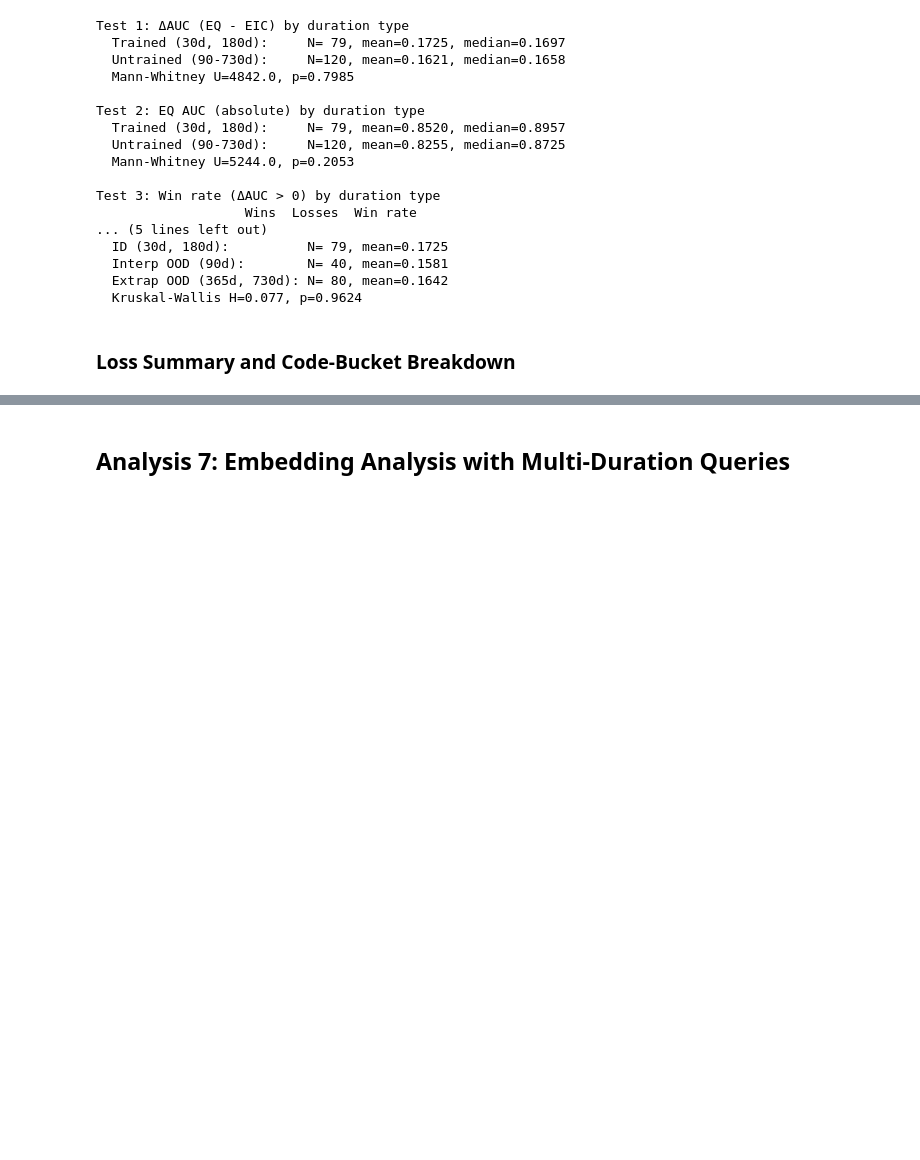
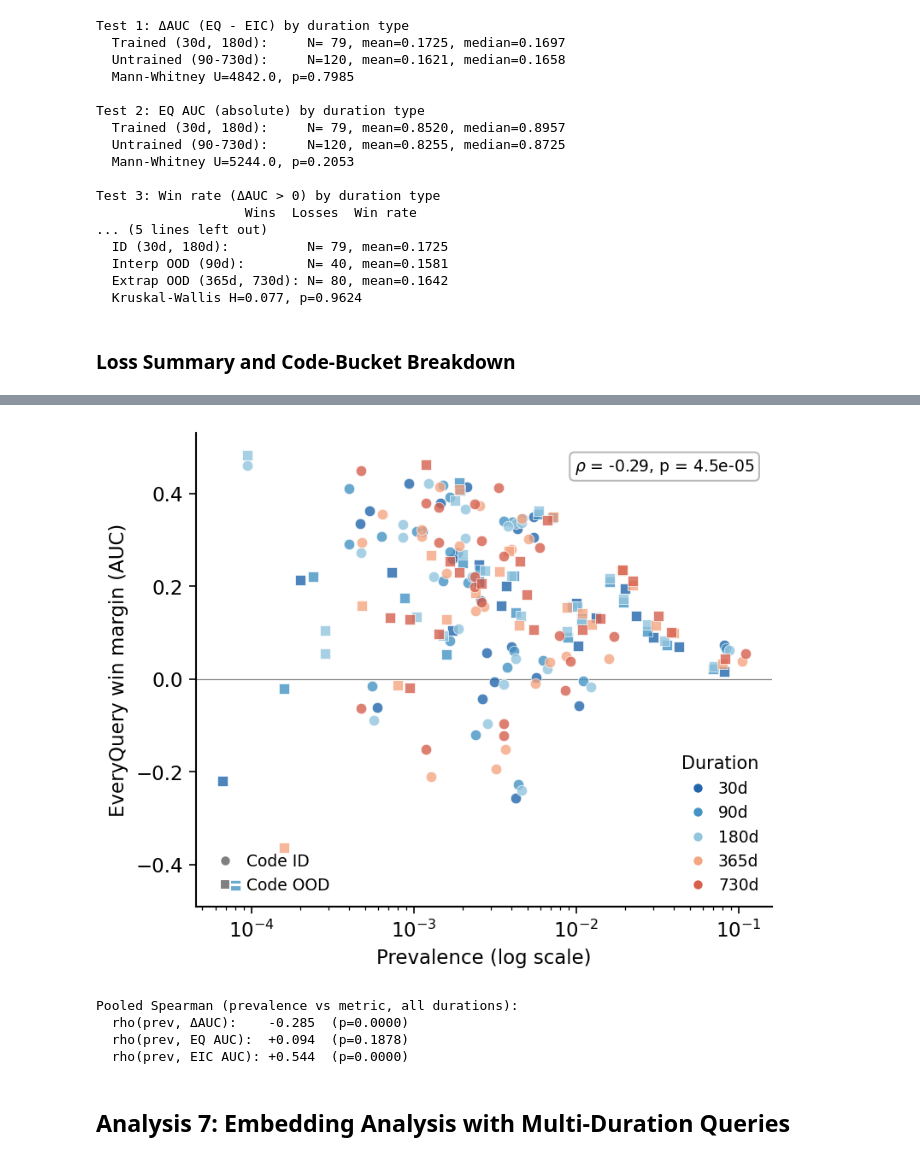
Before and after one commit to payalchandak/EveryQuery, a Jupyter notebook: analysis/results.ipynb, the cells around one changed output, grey strips where cells are left out. Saved outputs shown, nothing was run; the diff lists cells and outputs as text; code cells hidden in the pictures; blank space fills up the shorter version.

Commit message:
Refactor analysis notebook: streamline markdown cells, update data loading section, and enhance output formatting for clarity

```diff
--- a/analysis/results.ipynb
+++ b/analysis/results.ipynb
@@ -11,3 +9,6 @@ FIG_DIR = REPO / "analysis" / "figures"
+# %%
+from pathlib import Path
+FIG_DIR = Path("/Users/payalchandak/Desktop/EveryQuery/EveryQuery/analysis/figures")
 # %%
 from collections import Counter
 from pathlib import Path
@@ -20,15 +21,17 @@ import polars as pl
 from scipy import stats as sp_stats
 
 matplotlib.rcParams.update({
-    "font.size": 8,
+    "font.size": 11,
     "font.family": "sans-serif",
-    "axes.linewidth": 0.8,
-    "xtick.major.width": 0.6,
-    "ytick.major.width": 0.6,
-    "xtick.major.size": 3,
-    "ytick.major.size": 3,
+    "axes.linewidth": 1.0,
+    "xtick.major.width": 0.8,
+    "ytick.major.width": 0.8,
+    "xtick.major.size": 4,
+    "ytick.major.size": 4,
     "axes.spines.top": False,
     "axes.spines.right": False,
+    "figure.dpi": 150,
+    "savefig.dpi": 300,
 })
 
 %matplotlib inline
@@ -427,13 +377,10 @@ TypeError: unsupported operand type(s) for /: 'str' and 'str'
 # %%
 # Prevalence scatter
-plt.rcParams.update({"font.size": 8, "axes.linewidth": 0.6,
-                     "xtick.major.width": 0.6, "ytick.major.width": 0.6})
-
 dur_palette = {30: "#2166AC", 90: "#4393C3", 180: "#92C5DE", 365: "#F4A582", 730: "#D6604D"}
 bucket_markers = {"id": "o", "ood": "s"}
 rho_delta, p_delta = sp_stats.spearmanr(df["prevalence"].to_numpy(), df["delta_auc"].to_numpy())
 
-fig, ax = plt.subplots(figsize=(3.5, 2.8))
+fig, ax = plt.subplots(figsize=(5.5, 4.5))
 
 for dur in DURATIONS:
     for bkt, marker in bucket_markers.items():
@@ -441,51 +388,55 @@ for dur in DURATIONS:
         if len(sub) == 0:
             continue
         ax.scatter(sub["prevalence"].to_numpy(), sub["delta_auc"].to_numpy(),
-                   c=dur_palette[dur], marker=marker, s=16, alpha=0.75,
-                   edgecolors="white", linewidths=0.3, zorder=3)
+                   c=dur_palette[dur], marker=marker, s=36, alpha=0.8,
+                   edgecolors="white", linewidths=0.4, zorder=3)
 
-ax.axhline(0, color="0.5", linewidth=0.4, linestyle="-", zorder=1)
+ax.axhline(0, color="0.5", linewidth=0.6, linestyle="-", zorder=1)
 ax.set_xscale("log")
-ax.set_xlabel("Prevalence (log scale)", fontsize=8)
-ax.set_ylabel("$\\Delta$AUC (EQ $-$ EIC)", fontsize=8)
-ax.tick_params(labelsize=7)
+ax.set_xlabel("Prevalence (log scale)")
+ax.set_ylabel("EveryQuery win margin (AUC)")
 ax.spines["top"].set_visible(False)
 ax.spines["right"].set_visible(False)
 
-ax.text(0.97, 0.05, f"$\\rho$ = {rho_delta:+.2f}, p = {p_delta:.1e}",
-        transform=ax.transAxes, ha="right", va="bottom", fontsize=6.5,
-        bbox=dict(boxstyle="round,pad=0.25", fc="white", ec="0.8", alpha=0.9))
+ax.text(0.97, 0.95, f"$\\rho$ = {rho_delta:+.2f}, p = {p_delta:.1e}",
+        transform=ax.transAxes, ha="right", va="top", fontsize=9,
+        bbox=dict(boxstyle="round,pad=0.3", fc="white", ec="0.7", alpha=0.9))
 
 leg_dur = [Line2D([0], [0], marker="o", color="w", markerfacecolor=dur_palette[d],
-                   markersize=4, label=f"{d}d") for d in DURATIONS]
-leg_bkt = [Line2D([0], [0], marker="o", color="w", markerfacecolor="0.5", markersize=4, label="ID"),
-           Line2D([0], [0], marker="s", color="w", markerfacecolor="0.5", markersize=4, label="OOD")]
+                   markersize=6, label=f"{d}d") for d in DURATIONS]
+leg_bkt = [Line2D([0], [0], marker="o", color="w", markerfacecolor="0.5", markersize=6, label="Code ID"),
+           Line2D([0], [0], marker="s", color="w", markerfacecolor="0.5", markersize=6, label="Code OOD")]
 
-l1 = ax.legend(handles=leg_dur, frameon=False, fontsize=6, loc="upper left",
-               title="Duration", title_fontsize=6.5, handletextpad=0.2, borderpad=0.2)
+l1 = ax.legend(handles=leg_dur, frameon=False, fontsize=9, loc="lower right",
+               title="Duration", title_fontsize=10, handletextpad=0.3, borderpad=0.3)
 ax.add_artist(l1)
-ax.legend(handles=leg_bkt, frameon=False, fontsize=6, loc="lower left",
-          title="Code bucket", title_fontsize=6.5, handletextpad=0.2, borderpad=0.2)
+ax.legend(handles=leg_bkt, frameon=False, fontsize=9, loc="lower left",
+          handletextpad=0.3, borderpad=0.3)
 
 fig.tight_layout()
-fig.savefig(FIG_DIR / "fig_prevalence_scatter.pdf", bbox_inches="tight")
 fig.savefig(FIG_DIR / "fig_prevalence_scatter.png", bbox_inches="tight", dpi=300)
 plt.show()
 
 # Pooled Spearman correlations (all durations combined)
 prev_all = df["prevalence"].to_numpy()
 delta_all = df["delta_auc"].to_numpy()
 eq_all = df["occurs_auc"].to_numpy()
 eic_all = df["eic_auc"].to_numpy()
 
 rho_delta, p_delta = sp_stats.spearmanr(prev_all, delta_all)
 rho_eq, p_eq = sp_stats.spearmanr(prev_all, eq_all)
 rho_eic, p_eic = sp_stats.spearmanr(prev_all, eic_all)
 
 print("Pooled Spearman (prevalence vs metric, all durations):")
 print(f"  rho(prev, ΔAUC):    {rho_delta:+.3f}  (p={p_delta:.4f})")
 print(f"  rho(prev, EQ AUC):  {rho_eq:+.3f}  (p={p_eq:.4f})")
 print(f"  rho(prev, EIC AUC): {rho_eic:+.3f}  (p={p_eic:.4f})")
+# %% [output]
+[figure, added]
+Pooled Spearman (prevalence vs metric, all durations):
+  rho(prev, ΔAUC):    -0.285  (p=0.0000)
+  rho(prev, EQ AUC):  +0.094  (p=0.1878)
+  rho(prev, EIC AUC): +0.544  (p=0.0000)
 # %% [markdown]
 ## Analysis 7: Embedding Analysis with Multi-Duration Queries
 # %%
```
Also changed, not shown: parts of 6 cells of this notebook.
